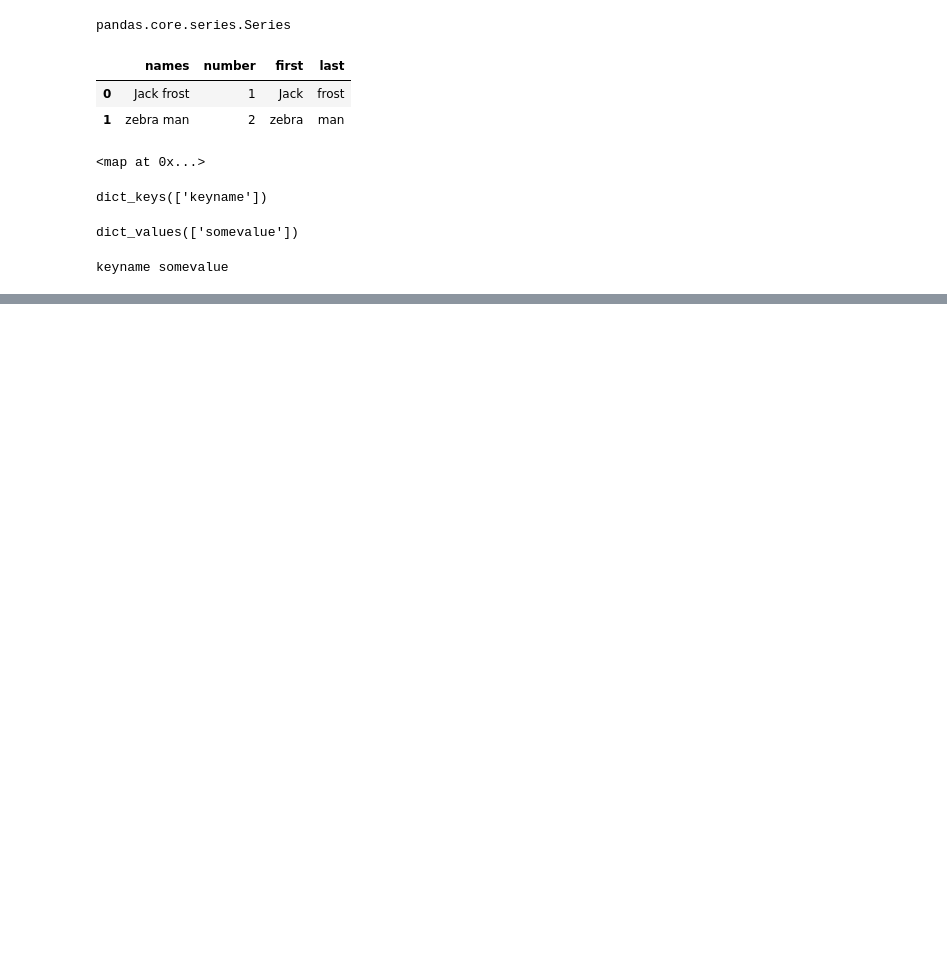
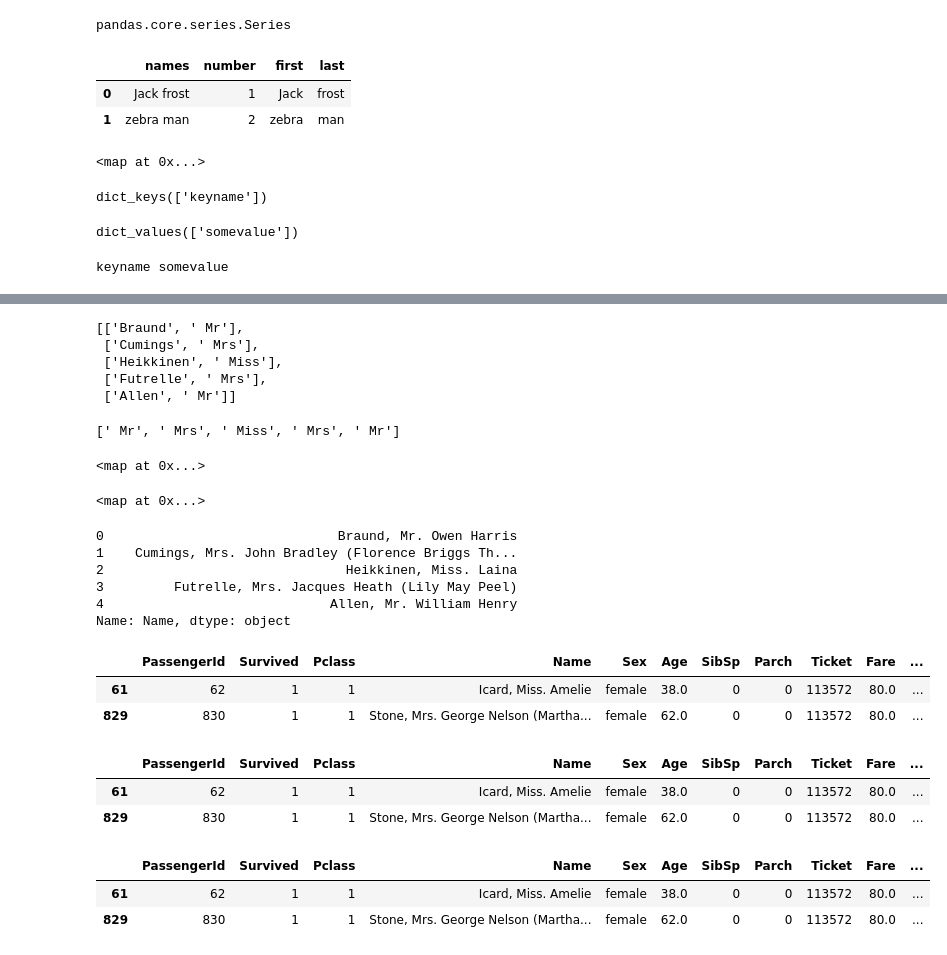
Before and after one commit to davidtnly/Python, a Jupyter notebook: MachineLearning/00-ground-zero.ipynb, the cells around one changed output, grey strips where cells are left out. Saved outputs shown, nothing was run; the diff lists cells and outputs as text; code cells hidden in the pictures; blank space fills up the shorter version.

```diff
--- a/MachineLearning/00-ground-zero.ipynb
+++ b/MachineLearning/00-ground-zero.ipynb
@@ -468,0 +539,12 @@ keyname somevalue
+# %%
+[i.split(',') for i in l[0]]
+# %% [output]
+[['Braund', ' Mr'],
+ ['Cumings', ' Mrs'],
+ ['Heikkinen', ' Miss'],
+ ['Futrelle', ' Mrs'],
+ ['Allen', ' Mr']]
+# %%
+[i.split(',')[1] for i in l[0]]
+# %% [output]
+[' Mr', ' Mrs', ' Miss', ' Mrs', ' Mr']
@@ -468,0 +553,35 @@ keyname somevalue
+# %%
+map(lambda x: x.strip(), newlist)
+# %% [output]
+<map at 0x...>
+# %%
+newliststrip
+# %% [output]
+<map at 0x...>
+# %%
+train['Name'].map(lambda x: x.strip()).head()
+# %% [output]
+0                              Braund, Mr. Owen Harris
+1    Cumings, Mrs. John Bradley (Florence Briggs Th...
+2                               Heikkinen, Miss. Laina
+3         Futrelle, Mrs. Jacques Heath (Lily May Peel)
+4                             Allen, Mr. William Henry
+Name: Name, dtype: object
+# %%
+train[train.isnull().Embarked]
+# %% [output]
+|  | PassengerId | Survived | Pclass | Name | Sex | Age | SibSp | Parch | Ticket | Fare | ... |
+| 61 | 62 | 1 | 1 | Icard, Miss. Amelie | female | 38.0 | 0 | 0 | 113572 | 80.0 | ... |
+| 829 | 830 | 1 | 1 | Stone, Mrs. George Nelson (Martha... | female | 62.0 | 0 | 0 | 113572 | 80.0 | ... |
+# %%
+train.loc[train.isnull().Embarked,:]
+# %% [output]
+|  | PassengerId | Survived | Pclass | Name | Sex | Age | SibSp | Parch | Ticket | Fare | ... |
+| 61 | 62 | 1 | 1 | Icard, Miss. Amelie | female | 38.0 | 0 | 0 | 113572 | 80.0 | ... |
+| 829 | 830 | 1 | 1 | Stone, Mrs. George Nelson (Martha... | female | 62.0 | 0 | 0 | 113572 | 80.0 | ... |
+# %%
+train.loc[train.isnull().Embarked]
+# %% [output]
+|  | PassengerId | Survived | Pclass | Name | Sex | Age | SibSp | Parch | Ticket | Fare | ... |
+| 61 | 62 | 1 | 1 | Icard, Miss. Amelie | female | 38.0 | 0 | 0 | 113572 | 80.0 | ... |
+| 829 | 830 | 1 | 1 | Stone, Mrs. George Nelson (Martha... | female | 62.0 | 0 | 0 | 113572 | 80.0 | ... |
```
Also changed, not shown: parts of 8 cells of this notebook.
